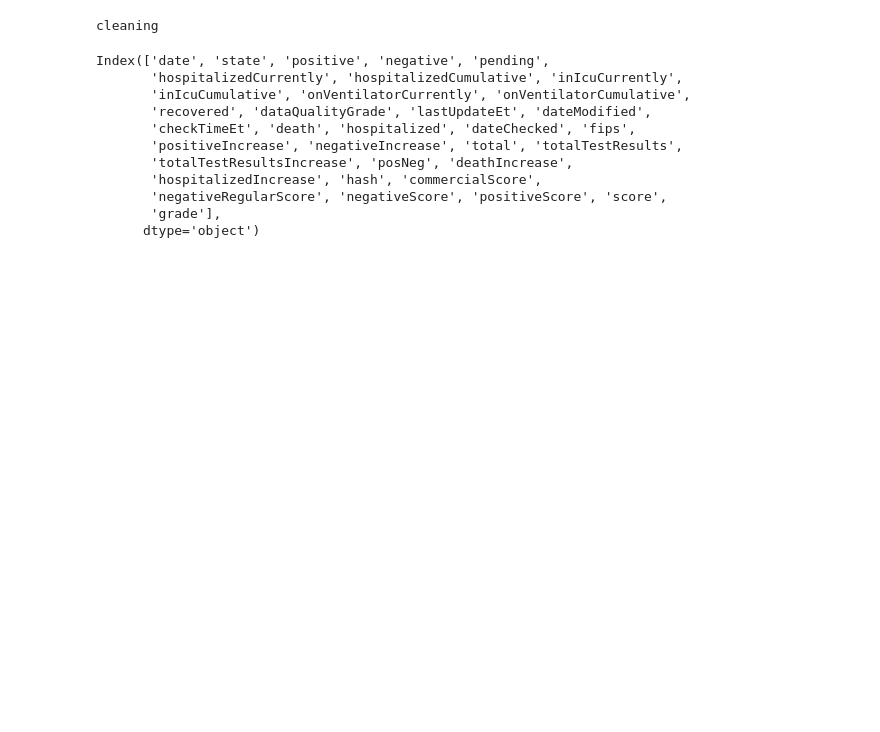
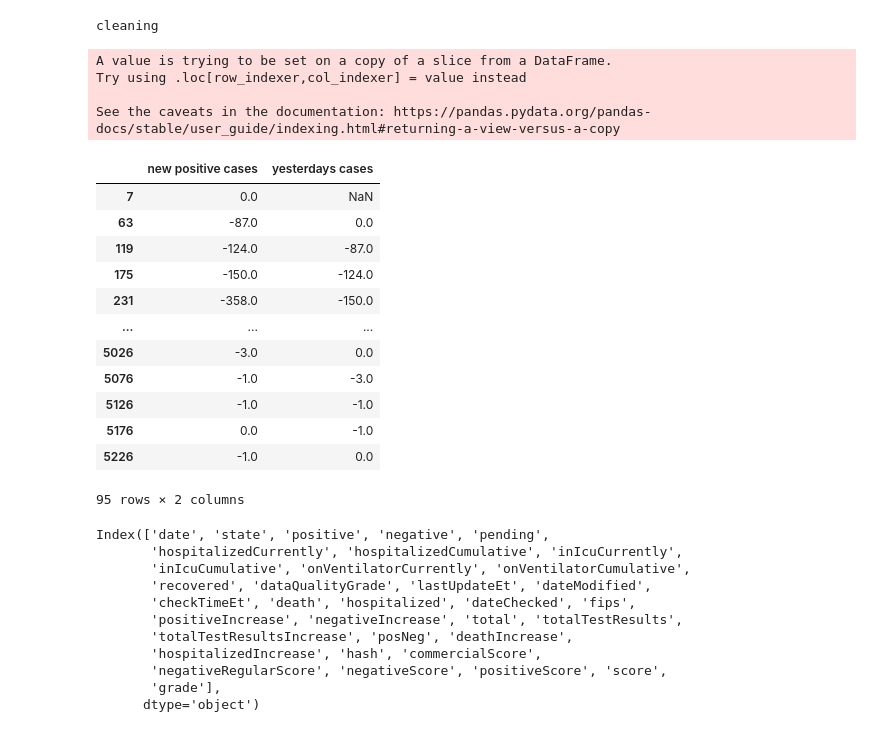
Before and after one commit to reiffd7/COVID_Dashboard, a Jupyter notebook: cosine_similarity.ipynb, the cells around one changed output. Drawn from its saved outputs; the diff is of its cells as text; code cells hidden in the pictures; blank space fills up the shorter version.

```diff
--- a/cosine_similarity.ipynb
+++ b/cosine_similarity.ipynb
@@ -18,6 +16,34 @@ cleaning
 url = 'https://covidtracking.com/api/v1/states/daily.csv'
 # %%
 df = pd.read_csv(url, parse_dates=['date']).sort_index()
+# %%
+df['new positive cases'] = df.groupby(['state', 'fips'])['positive'].diff(1).fillna(0)
+df['new negative cases'] = df.groupby(['state', 'fips'])['negative'].diff(1).fillna(0)
+df['new deaths (last 7 days)'] = df.groupby(['state', 'fips'])['deathIncrease'].apply(lambda x: x.rolling(7, min_periods=0).sum())
+# %%
+dfCT = df[df.state == 'CT']
+dfCT['yesterdays cases'] = dfCT['new positive cases'].shift(1)
+# %% [output]
+A value is trying to be set on a copy of a slice from a DataFrame.
+Try using .loc[row_indexer,col_indexer] = value instead
+
+See the caveats in the documentation: https://pandas.pydata.org/pandas-docs/stable/user_guide/indexing.html#returning-a-view-versus-a-copy
+# %%
+dfCT[['new positive cases', 'yesterdays cases']]
+# %% [output]
+|  | new positive cases | yesterdays cases |
+| 7 | 0.0 | NaN |
+| 63 | -87.0 | 0.0 |
+| 119 | -124.0 | -87.0 |
+| 175 | -150.0 | -124.0 |
+| 231 | -358.0 | -150.0 |
+| ... | ... | ... |
+| 5026 | -3.0 | 0.0 |
+| 5076 | -1.0 | -3.0 |
+| 5126 | -1.0 | -1.0 |
+| 5176 | 0.0 | -1.0 |
+| 5226 | -1.0 | 0.0 |
+95 rows × 2 columns
 # %%
 df.columns
 # %% [output]
```
Also changed, not shown: parts of 1 cell of this notebook, 6 other files.
